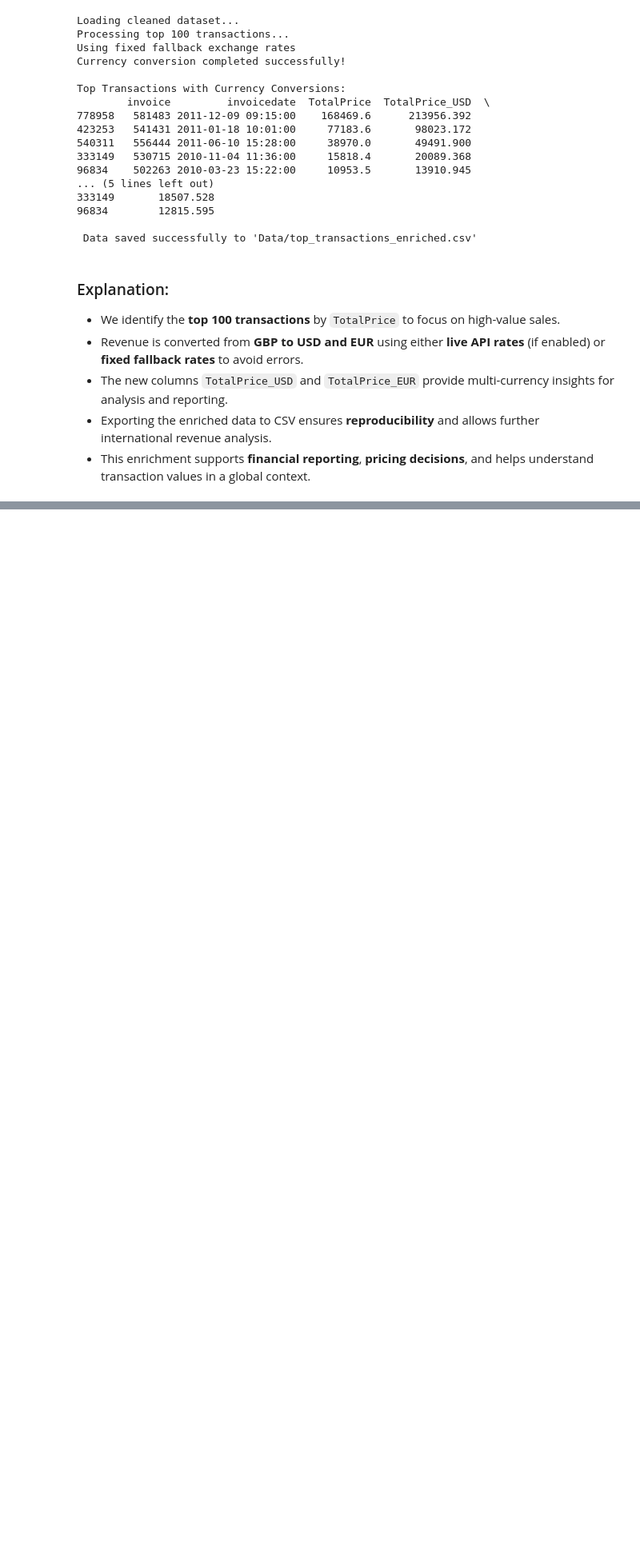
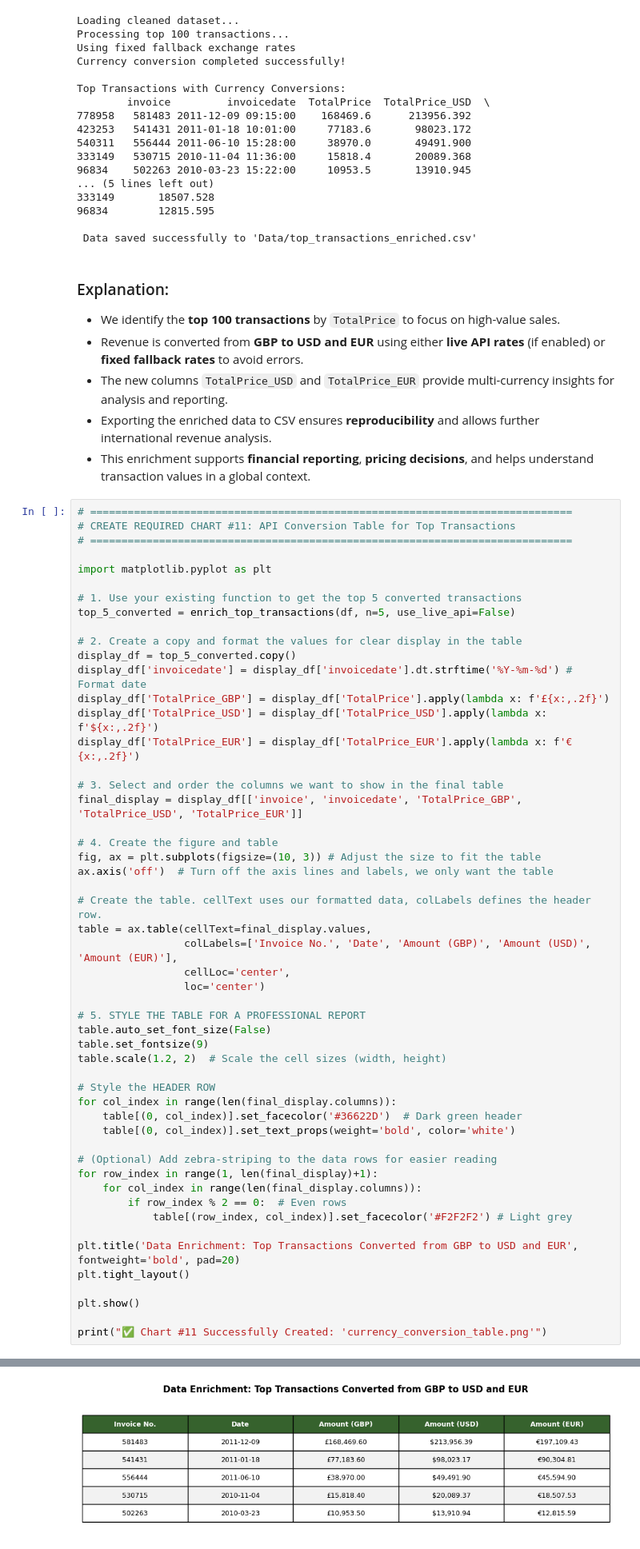
Before and after one commit to Chathura0607/Retail_Mind, a Jupyter notebook: data_cleaning.ipynb, the cells around one changed output, grey strips where cells are left out. Shown at 80% size. Drawn from its saved outputs; the diff is of its cells as text; blank space fills up the shorter version.

```diff
--- a/data_cleaning.ipynb
+++ b/data_cleaning.ipynb
@@ -1386,3 +1680,56 @@ Top Transactions with Currency Conversions:
 - The new columns `TotalPrice_USD` and `TotalPrice_EUR` provide multi-currency insights for analysis and reporting.
 - Exporting the enriched data to CSV ensures **reproducibility** and allows further international revenue analysis.
 - This enrichment supports **financial reporting**, **pricing decisions**, and helps understand transaction values in a global context.
+# %%
+# =============================================================================
+# CREATE REQUIRED CHART #11: API Conversion Table for Top Transactions
+# =============================================================================
+
+import matplotlib.pyplot as plt
+
+# 1. Use your existing function to get the top 5 converted transactions
+top_5_converted = enrich_top_transactions(df, n=5, use_live_api=False)
+
+# 2. Create a copy and format the values for clear display in the table
+display_df = top_5_converted.copy()
+display_df['invoicedate'] = display_df['invoicedate'].dt.strftime('%Y-%m-%d') # Format date
+display_df['TotalPrice_GBP'] = display_df['TotalPrice'].apply(lambda x: f'£{x:,.2f}')
+display_df['TotalPrice_USD'] = display_df['TotalPrice_USD'].apply(lambda x: f'${x:,.2f}')
+display_df['TotalPrice_EUR'] = display_df['TotalPrice_EUR'].apply(lambda x: f'€{x:,.2f}')
+
+# 3. Select and order the columns we want to show in the final table
+final_display = display_df[['invoice', 'invoicedate', 'TotalPrice_GBP', 'TotalPrice_USD', 'TotalPrice_EUR']]
+
+# 4. Create the figure and table
+fig, ax = plt.subplots(figsize=(10, 3)) # Adjust the size to fit the table
+ax.axis('off')  # Turn off the axis lines and labels, we only want the table
+
+# Create the table. cellText uses our formatted data, colLabels defines the header row.
+table = ax.table(cellText=final_display.values,
+                 colLabels=['Invoice No.', 'Date', 'Amount (GBP)', 'Amount (USD)', 'Amount (EUR)'],
+                 cellLoc='center',
+                 loc='center')
+
+# 5. STYLE THE TABLE FOR A PROFESSIONAL REPORT
+table.auto_set_font_size(False)
+table.set_fontsize(9)
+table.scale(1.2, 2)  # Scale the cell sizes (width, height)
+
+# Style the HEADER ROW
+for col_index in range(len(final_display.columns)):
+    table[(0, col_index)].set_facecolor('#36622D')  # Dark green header
+    table[(0, col_index)].set_text_props(weight='bold', color='white')
+
+# (Optional) Add zebra-striping to the data rows for easier reading
+for row_index in range(1, len(final_display)+1):
+    for col_index in range(len(final_display.columns)):
+        if row_index % 2 == 0:  # Even rows
+            table[(row_index, col_index)].set_facecolor('#F2F2F2') # Light grey
+
+plt.title('Data Enrichment: Top Transactions Converted from GBP to USD and EUR', fontweight='bold', pad=20)
+plt.tight_layout()
+
+plt.show()
+
+print("✅ Chart #11 Successfully Created: 'currency_conversion_table.png'")
+# %% [output]
@@ -1388,0 +1738 @@ Top Transactions with Currency Conversions:
+[figure, added]
```
Also changed, not shown: parts of 4 cells of this notebook.
